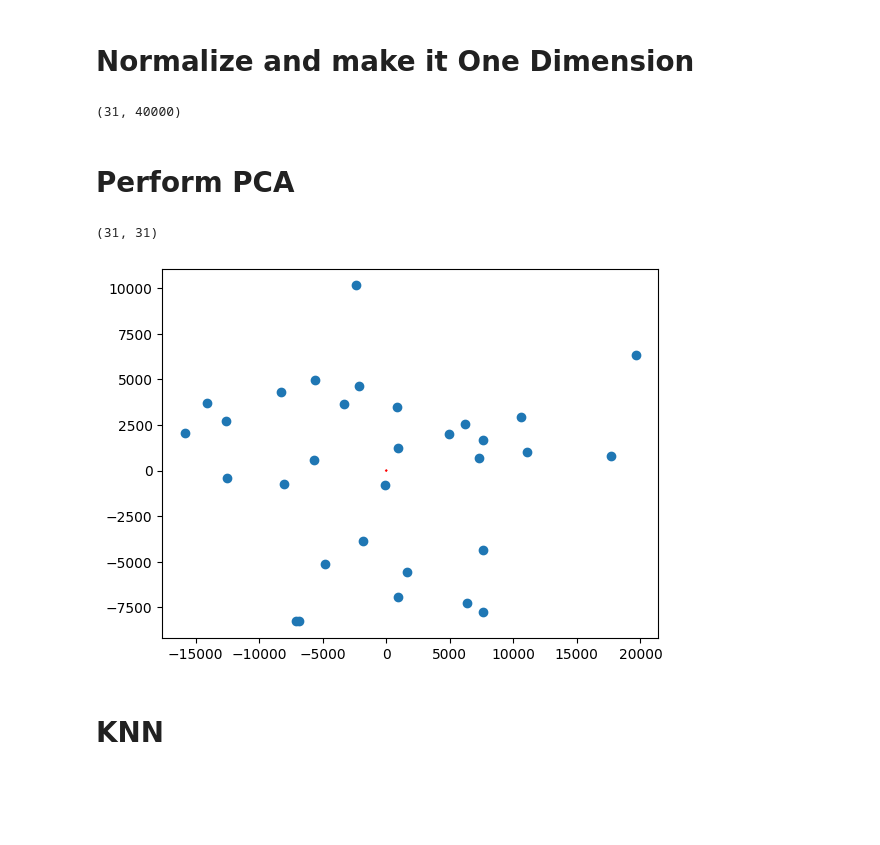
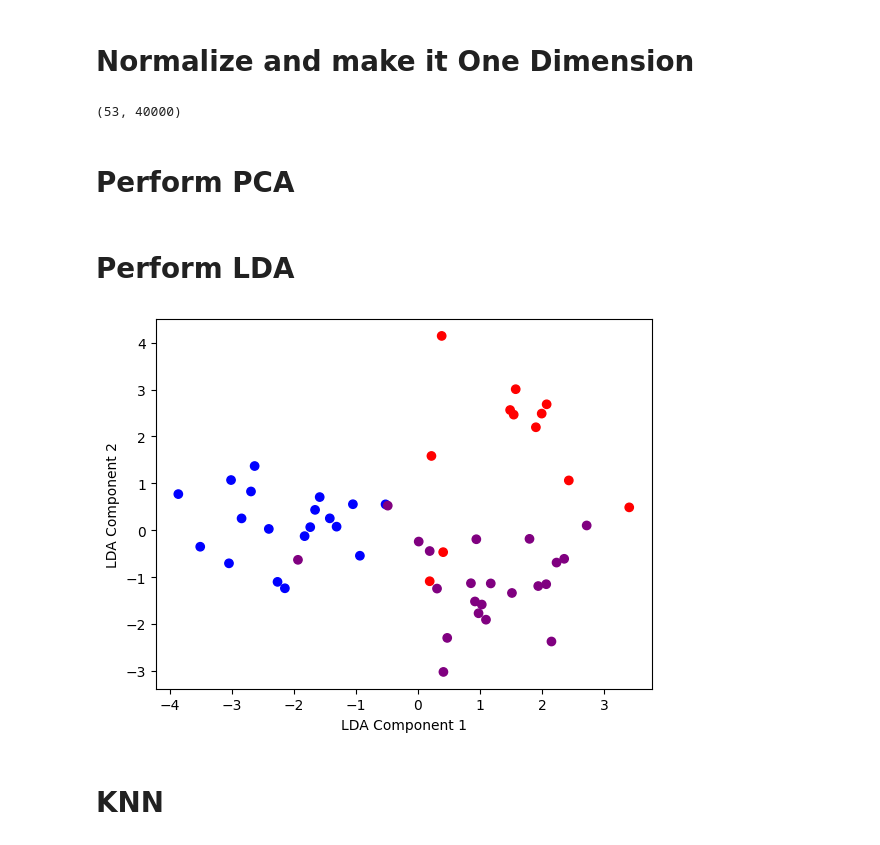
Before and after one commit to Mushimush/facerecognition, a Jupyter notebook: Facial Recognition.ipynb, the cells around one changed output. Saved outputs shown, nothing was run; the diff lists cells and outputs as text; code cells hidden in the pictures; blank space fills up the shorter version.

```diff
--- a/Facial Recognition.ipynb
+++ b/Facial Recognition.ipynb
@@ -14,7 +14,7 @@ face_cascade = cv2.CascadeClassifier("haarcascade_frontalface_default.xml")
 # Define the path to the directory containing the images
 path = "/home/stanley/Documents/facerecognition/FR"
 
-labels = ['Stanley','Madonna']
+labels = ['Stanley','Madonna','Mindy Kaling']
 # Load the images and labels into arrays
 images = []
 image_labels = []
@@ -46,28 +46,55 @@ image_vectors_norm = (image_vectors - mean) / std
 
 # image_vectors.shape
 # %% [output]
-(31, 40000)
+(53, 40000)
 # %% [markdown]
 # Perform PCA
 # %%
-# create a PCA object
-pca = PCA(n_components=31)  # set the number of components you want to keep
+# # create a PCA object
+# pca = PCA(n_components=31)  # set the number of components you want to keep
 
-# fit the PCA model to the image vectors
-pca.fit(image_vectors)
+# # fit the PCA model to the image vectors
+# pca.fit(image_vectors)
 
-# transform the image vectors to their low-dimensional representation
-image_vectors_transformed = pca.transform(image_vectors)
-print(image_vectors_transformed.shape)
-# plot the transformed data with the first two principal components as the x and y axes
-plt.scatter(image_vectors_transformed[:, 0], image_vectors_transformed[:, 1])
+# # transform the image vectors to their low-dimensional representation
+# image_vectors_transformed = pca.transform(image_vectors)
+# print(image_vectors_transformed.shape)
+# # plot the transformed data with the first two principal components as the x and y axes
+# plt.scatter(image_vectors_transformed[:, 0], image_vectors_transformed[:, 1])
 
-# plot the first principal component as a line passing through the scatter plot
-x = np.linspace(-5, 5)
-y = x * pca.components_[0, 1] / pca.components_[0, 0]
-plt.plot(x, y, color='r')
+# # plot the first principal component as a line passing through the scatter plot
+# x = np.linspace(-5, 5)
+# y = x * pca.components_[0, 1] / pca.components_[0, 0]
+# plt.plot(x, y, color='r')
 
-plt.show()
+# plt.show()
-# %% [output]
-(31, 31)
-[figure, removed]
+# %% [markdown]
+# Perform LDA
+# %%
+from sklearn.discriminant_analysis import LinearDiscriminantAnalysis
+import matplotlib.pyplot as plt
+import matplotlib.colors as mcolors
+
+color_dict = {'Stanley': 'red',
+              'Madonna': 'blue',
+              'Mindy Kaling': 'purple'
+           }
+# create an LDA object
+lda = LinearDiscriminantAnalysis(n_components=2)
+
+# fit the LDA model to the image vectors
+lda.fit(image_vectors, image_labels)
+
+# transform the image vectors to their low-dimensional representation
+image_vectors_transformed = lda.transform(image_vectors)
+
+colors = [color_dict[label] for label in image_labels]
+
+
+# create a scatter plot of the transformed image vectors, using the image_labels to assign a unique color to each label
+plt.scatter(image_vectors_transformed[:, 0], image_vectors_transformed[:, 1], c=colors)
+plt.xlabel('LDA Component 1')
+plt.ylabel('LDA Component 2')
+plt.show()
+# %% [output]
+[figure, added]
```
Also changed, not shown: parts of 3 cells of this notebook, 22 other files.
